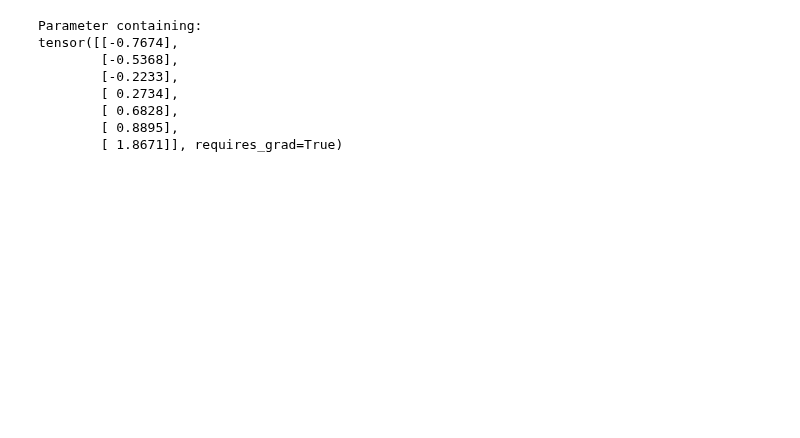
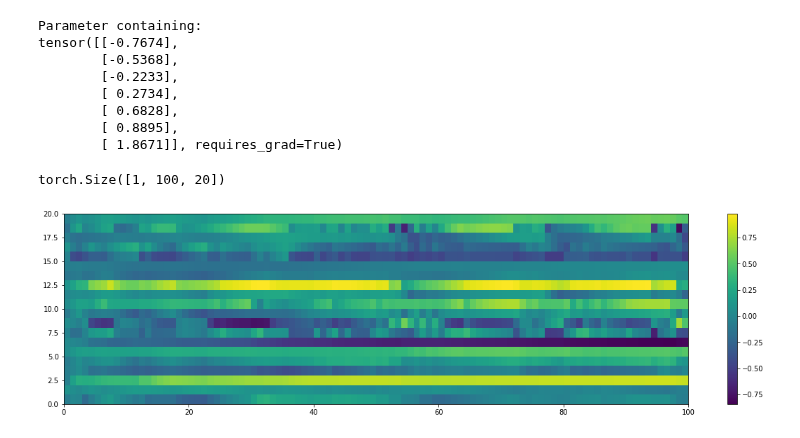
Before and after one commit to Wonriedu/ai-user-modeling, a Jupyter notebook: result_analysis (_20220615_00).ipynb, the cells around one changed output. Cells and saved outputs as stored; diff of their text form; code cells hidden in the pictures; blank space fills up the shorter version.

```diff
--- a/result_analysis (_20220615_00).ipynb
+++ b/result_analysis (_20220615_00).ipynb
@@ -323,3 +340,18 @@ tensor([[-0.7674],
         [ 0.6828],
         [ 0.8895],
         [ 1.8671]], requires_grad=True)
+# %%
+h_seq.shape
+# %% [output]
+torch.Size([1, 100, 20])
+# %%
+plt.figure(figsize=[20, 5], facecolor="white")
+plt.pcolormesh(h_seq[0].detach().cpu().numpy().T)
+plt.colorbar()
+plt.show()
+
+# plt.figure(figsize=[15, 0.5], facecolor="white")
+# plt.pcolormesh(r_seq)
+# plt.show()
+# %% [output]
+[figure, added]
```
Also changed, not shown: parts of 1 cell of this notebook, 4 other files.
